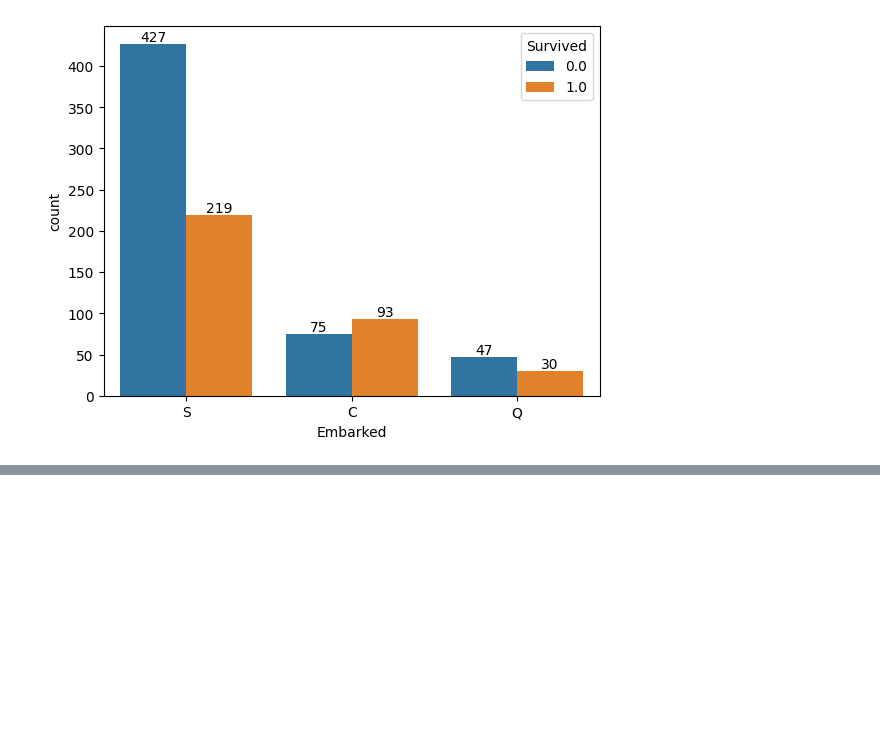
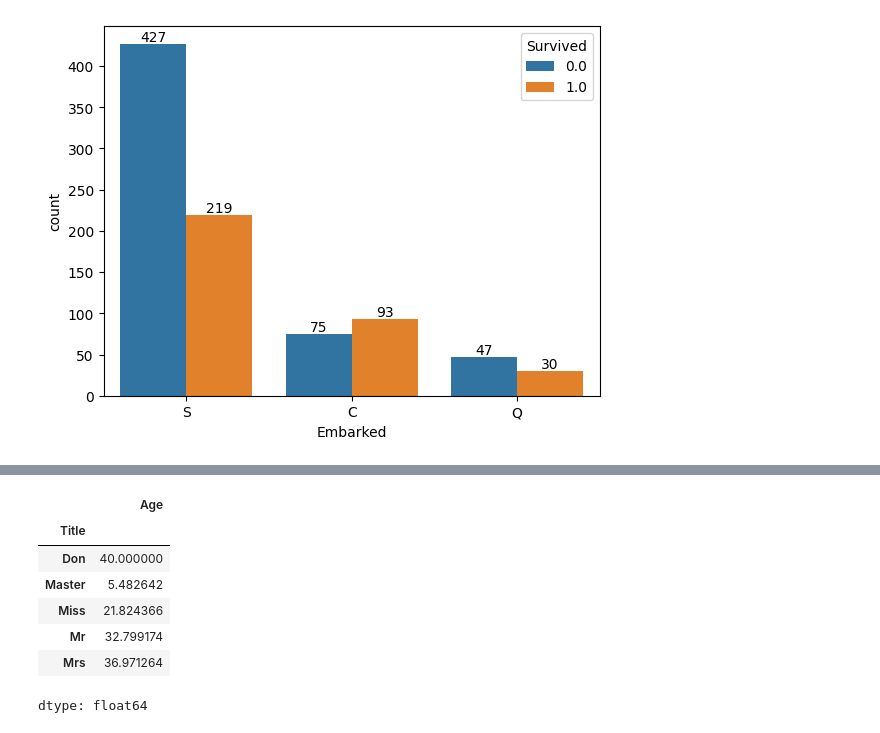
Before and after one commit to elifgunay1997/elifgunay, a Jupyter notebook: Titanic_Machine_Learning_from_Disaster.ipynb, the cells around one changed output, grey strips where cells are left out. Cells and saved outputs as stored; diff of their text form; code cells hidden in the pictures; blank space fills up the shorter version.

```diff
--- a/Titanic_Machine_Learning_from_Disaster.ipynb
+++ b/Titanic_Machine_Learning_from_Disaster.ipynb
@@ -137,0 +172,11 @@ df["Embarked"] = df["Embarked"].fillna(df["Embarked"].mode()[0]) # Fill the Emba
+# %%
+df.groupby("Title")["Age"].mean() #groups by gender and finds the average of ages
+# %% [output]
+|  | Age |
+| Title |  |
+| Don | 40.000000 |
+| Master | 5.482642 |
+| Miss | 21.824366 |
+| Mr | 32.799174 |
+| Mrs | 36.971264 |
+dtype: float64
```
Also changed, not shown: parts of 16 cells of this notebook.
